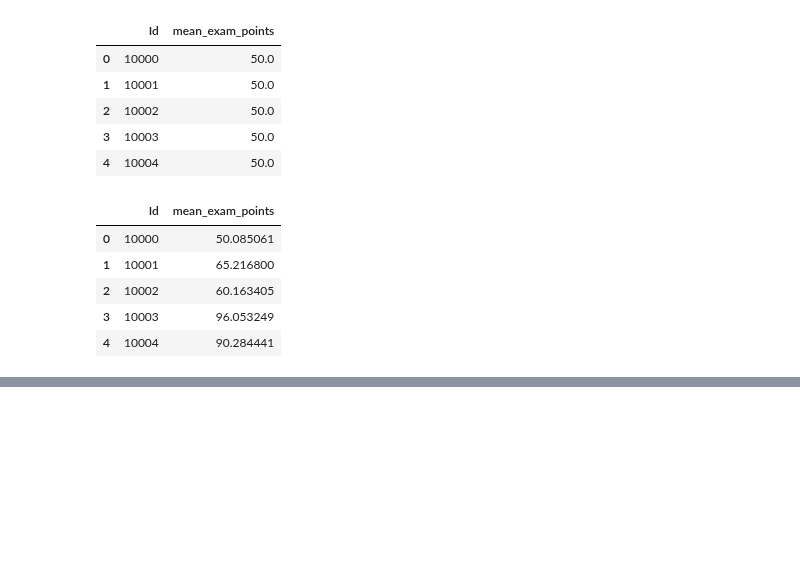
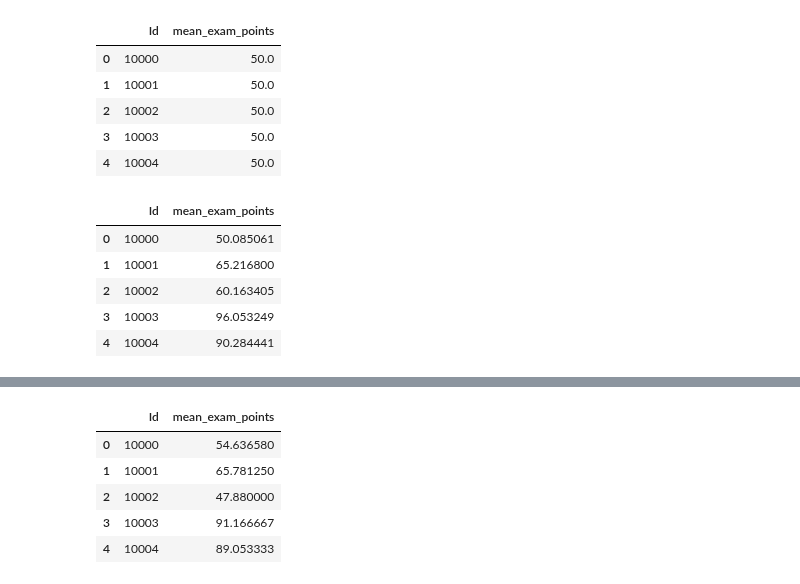
Before and after one commit to alex-chin/gb_data_analysis, a Jupyter notebook: project/math_exam.ipynb, the cells around one changed output, grey strips where cells are left out. Drawn from its saved outputs; the diff is of its cells as text; code cells hidden in the pictures; blank space fills up the shorter version.

Commit message:
prj: tree

```diff
--- a/project/math_exam.ipynb
+++ b/project/math_exam.ipynb
@@ -596,0 +780,4 @@ submit.to_csv('./rf_submit.csv', index=False)
+# %%
+tree = TreeReg(y_train, X_train, max_depth=8, min_samples_split=3)
+
+tree.fit()
@@ -596,0 +791,3 @@ submit.to_csv('./rf_submit.csv', index=False)
+# %%
+prediction = tree.predict(test_df)
+len(prediction)
@@ -596,0 +796,3 @@ submit.to_csv('./rf_submit.csv', index=False)
+# %%
+submit = pd.read_csv(SAMPLE_PATH)
+submit.head()
@@ -596,0 +806,10 @@ submit.to_csv('./rf_submit.csv', index=False)
+# %%
+submit['mean_exam_points'] = prediction
+submit.head()
+# %% [output]
+|  | Id | mean_exam_points |
+| 0 | 10000 | 54.636580 |
+| 1 | 10001 | 65.781250 |
+| 2 | 10002 | 47.880000 |
+| 3 | 10003 | 91.166667 |
+| 4 | 10004 | 89.053333 |
```
Also changed, not shown: parts of 10 cells of this notebook, 4 other files.
